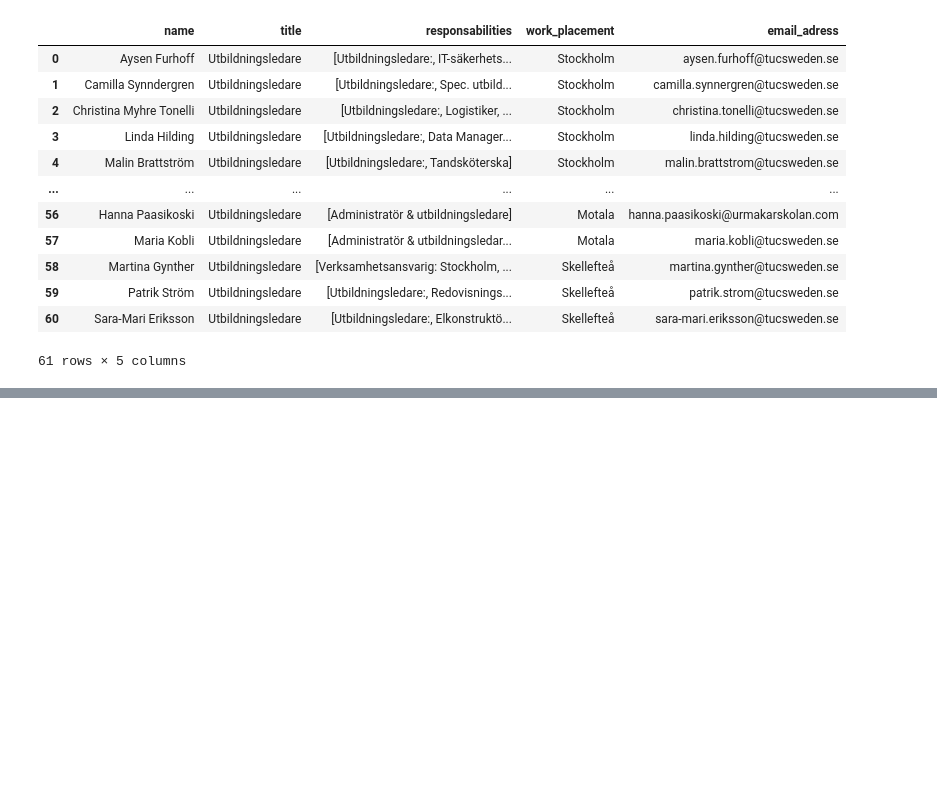
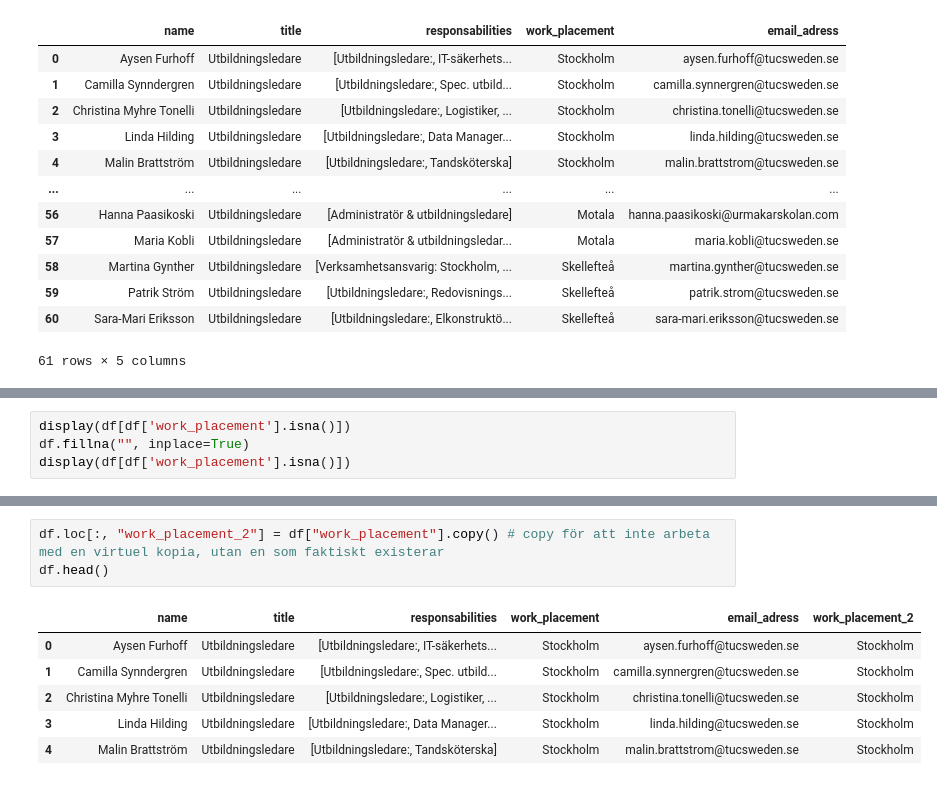
Before and after one commit to DaDrummerthe1st/list_of_yrkeshogskolor, a Jupyter notebook: tuc/parse_dump_fixed.ipynb, the cells around one changed output, grey strips where cells are left out. Cells and saved outputs as stored; diff of their text form; blank space fills up the shorter version.

```diff
--- a/tuc/parse_dump_fixed.ipynb
+++ b/tuc/parse_dump_fixed.ipynb
@@ -57,0 +48,4 @@ df[df.duplicated(subset=['name'])]
+# %%
+display(df[df['work_placement'].isna()])
+df.fillna("", inplace=True)
+display(df[df['work_placement'].isna()])
@@ -57,0 +60,10 @@ df[df.duplicated(subset=['name'])]
+# %%
+df.loc[:, "work_placement_2"] = df["work_placement"].copy() # copy för att inte arbeta med en virtuel kopia, utan en som faktiskt existerar
+df.head()
+# %% [output]
+|  | name | title | responsabilities | work_placement | email_adress | work_placement_2 |
+| 0 | Aysen Furhoff | Utbildningsledare | [Utbildningsledare:, IT-säkerhets... | Stockholm | aysen.furhoff@tucsweden.se | Stockholm |
+| 1 | Camilla Synndergren | Utbildningsledare | [Utbildningsledare:, Spec. utbild... | Stockholm | camilla.synnergren@tucsweden.se | Stockholm |
+| 2 | Christina Myhre Tonelli | Utbildningsledare | [Utbildningsledare:, Logistiker, ... | Stockholm | christina.tonelli@tucsweden.se | Stockholm |
+| 3 | Linda Hilding | Utbildningsledare | [Utbildningsledare:, Data Manager... | Stockholm | linda.hilding@tucsweden.se | Stockholm |
+| 4 | Malin Brattström | Utbildningsledare | [Utbildningsledare:, Tandsköterska] | Stockholm | malin.brattstrom@tucsweden.se | Stockholm |
```
Also changed, not shown: parts of 7 cells of this notebook.
